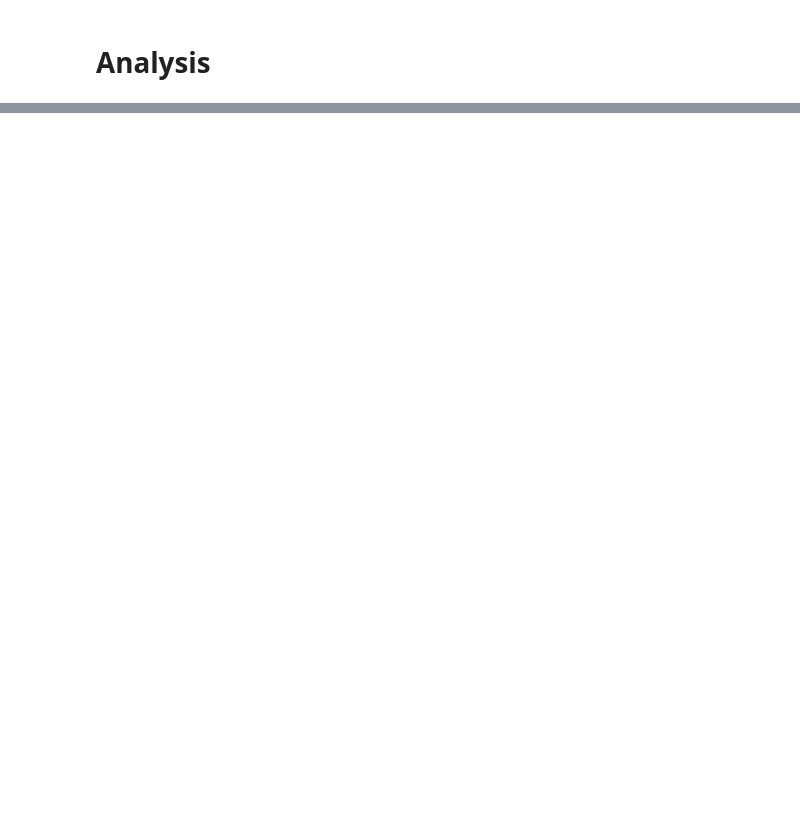
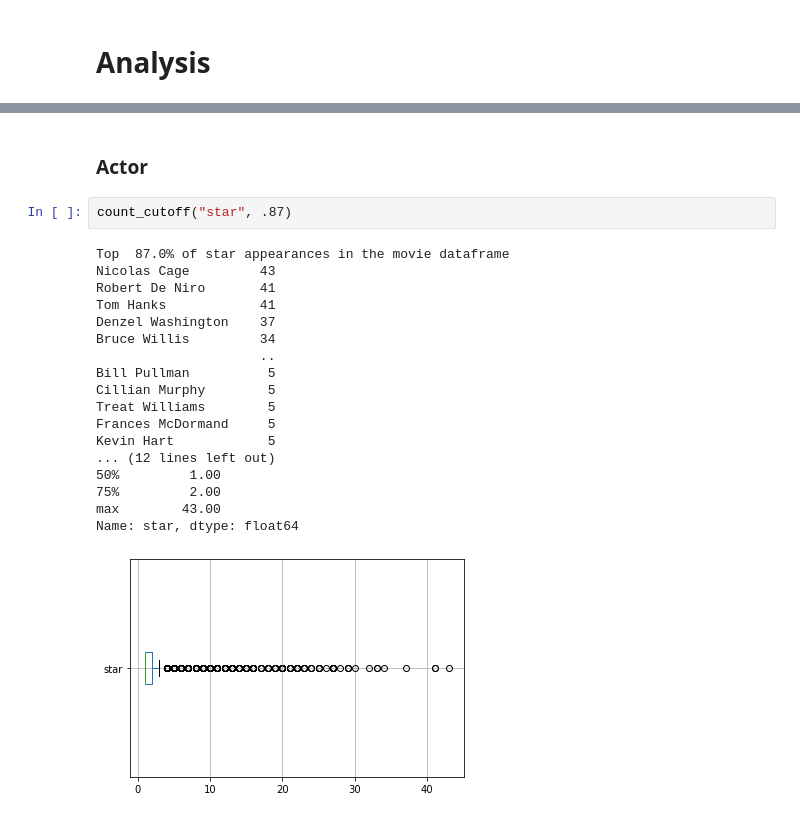
Before and after one commit to AleksKostrycka/Movie_Review_Project, a Jupyter notebook: Statistical_Analysis_Advanced.ipynb, the cells around one changed output, grey strips where cells are left out. Cells and saved outputs as stored; diff of their text form; blank space fills up the shorter version.

```diff
--- a/Statistical_Analysis_Advanced.ipynb
+++ b/Statistical_Analysis_Advanced.ipynb
@@ -257,0 +334,23 @@ def num_desc(df, column, x_min, x_max):
+# %% [markdown]
+### Actor
+# %%
+count_cutoff("star", .87)
+# %% [output]
+Top  87.0% of star appearances in the movie dataframe
+Nicolas Cage         43
+Robert De Niro       41
+Tom Hanks            41
+Denzel Washington    37
+Bruce Willis         34
+                     ..
+Bill Pullman          5
+Cillian Murphy        5
+Treat Williams        5
+Frances McDormand     5
+Kevin Hart            5
+... (12 lines left out)
+50%         1.00
+75%         2.00
+max        43.00
+Name: star, dtype: float64
+[figure, added]
```
Also changed, not shown: parts of 41 cells of this notebook.
